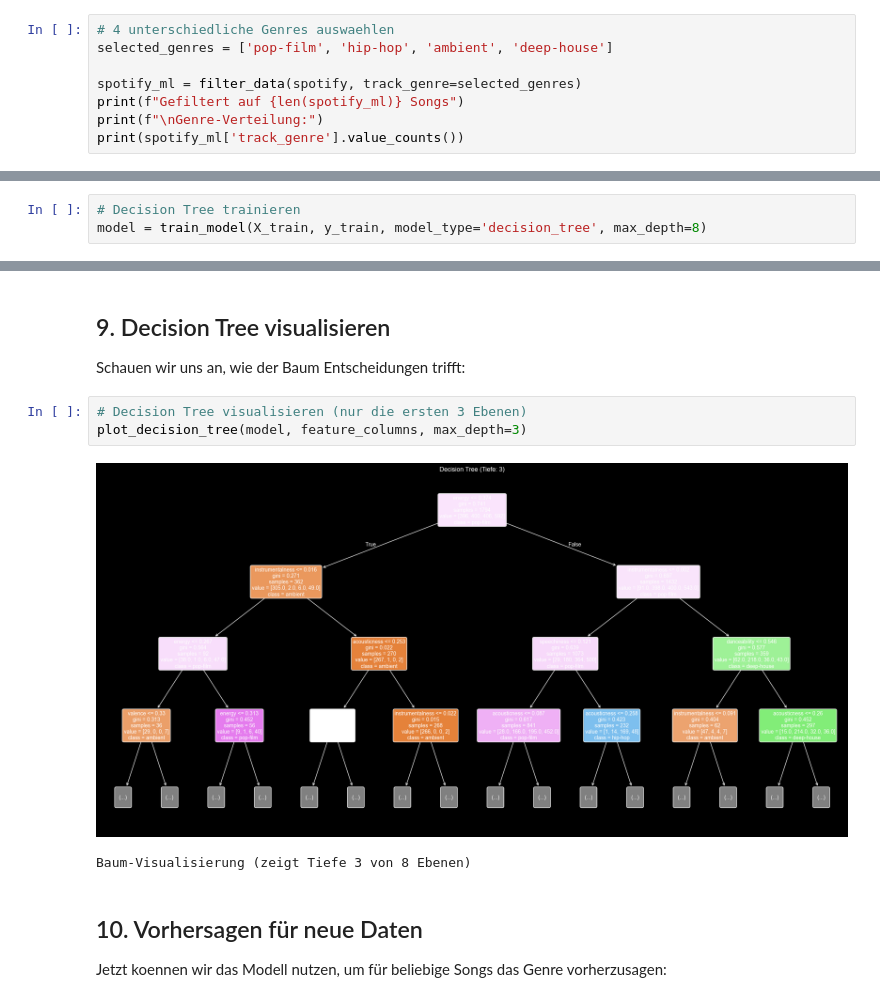
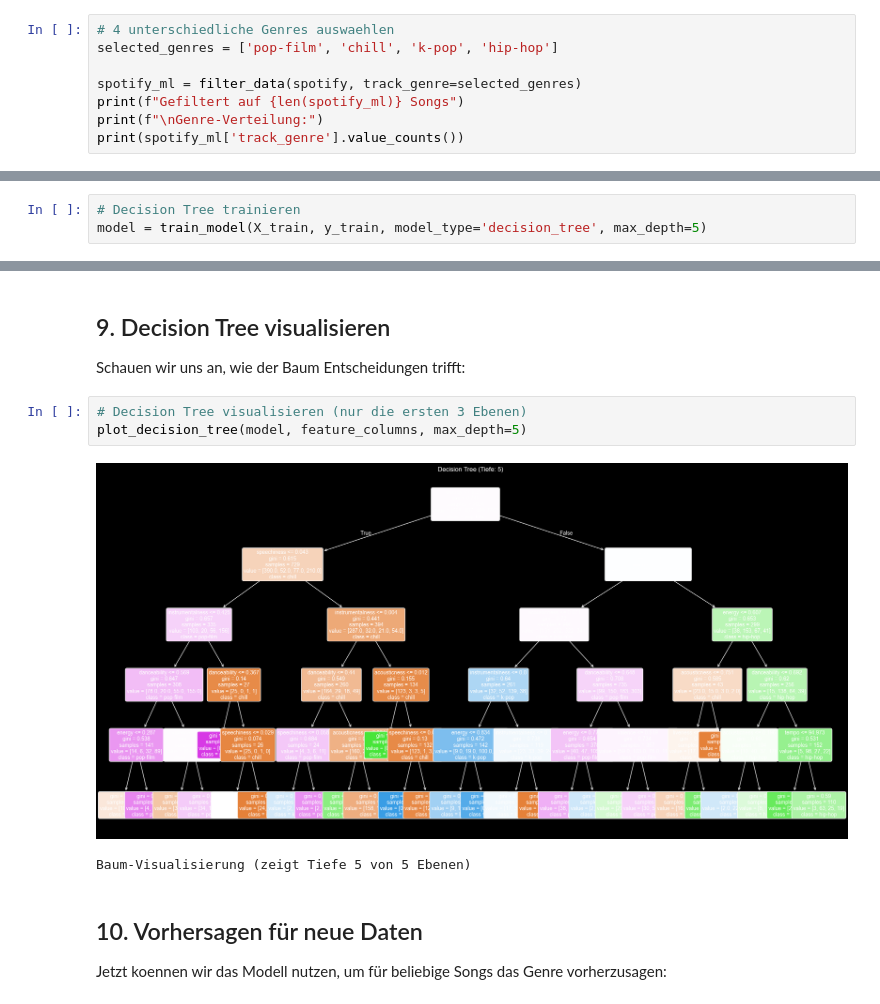
Before and after one commit to CatraMyBeloved/praktikum_aufgaben, a Jupyter notebook: ml_showcase.ipynb, the cells around one changed output, grey strips where cells are left out. Saved outputs shown, nothing was run; the diff lists cells and outputs as text.

```diff
--- a/ml_showcase.ipynb
+++ b/ml_showcase.ipynb
@@ -71,7 +71,7 @@ electronic           313
 Name: count, dtype: int64
 # %%
 # 4 unterschiedliche Genres auswaehlen
-selected_genres = ['pop-film', 'hip-hop', 'ambient', 'deep-house']
+selected_genres = ['pop-film', 'chill', 'k-pop', 'hip-hop']
 
 spotify_ml = filter_data(spotify, track_genre=selected_genres)
 print(f"Gefiltert auf {len(spotify_ml)} Songs")
@@ -160,5 +160,5 @@ Wir verwenden einen **Decision Tree** (Entscheidungsbaum).
 **max_depth** begrenzt, wie tief der Baum werden darf. Das verhindert "Overfitting" (zu genaues Auswendiglernen der Trainingsdaten).
 # %%
 # Decision Tree trainieren
-model = train_model(X_train, y_train, model_type='decision_tree', max_depth=8)
+model = train_model(X_train, y_train, model_type='decision_tree', max_depth=5)
 # %% [output]
@@ -229,10 +229,10 @@ Top 8 wichtigste Features:
 Schauen wir uns an, wie der Baum Entscheidungen trifft:
 # %%
 # Decision Tree visualisieren (nur die ersten 3 Ebenen)
-plot_decision_tree(model, feature_columns, max_depth=3)
+plot_decision_tree(model, feature_columns, max_depth=5)
 # %% [output]
-[figure, old version]
+[figure, new version]
-Baum-Visualisierung (zeigt Tiefe 3 von 8 Ebenen)
+Baum-Visualisierung (zeigt Tiefe 5 von 5 Ebenen)
 # %% [markdown]
 ## 10. Vorhersagen für neue Daten
 
```
Also changed, not shown: parts of 17 cells of this notebook, 3 other files.
